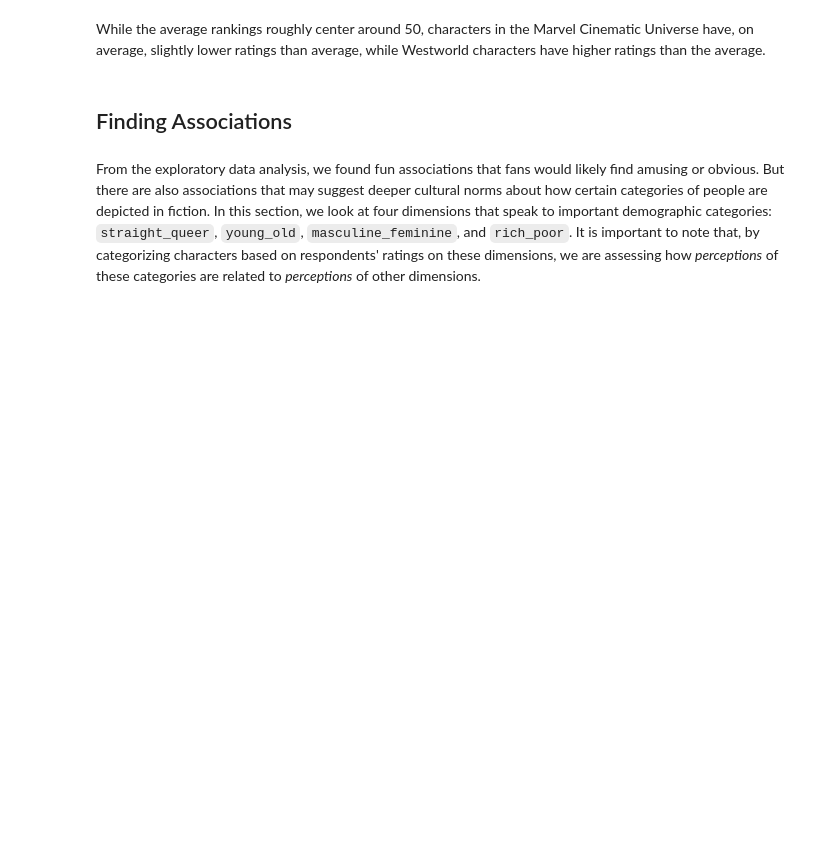
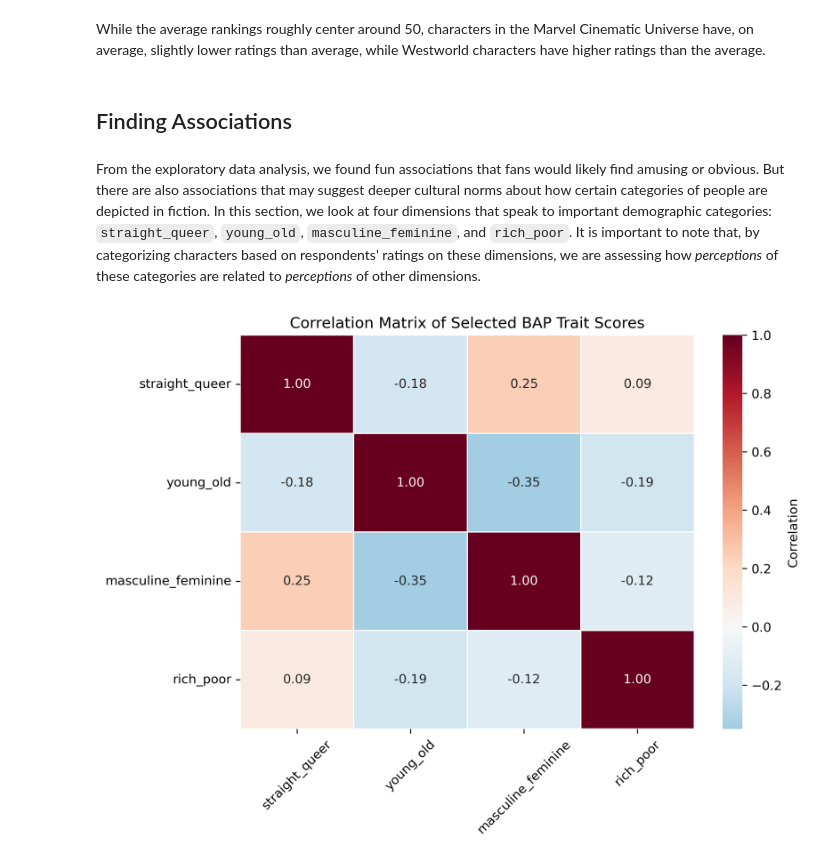
Before and after one commit to UCB-stat-159-f25/final-group03, a Jupyter notebook: main.ipynb, the cells around one changed output. Cells and saved outputs as stored; diff of their text form; code cells hidden in the pictures; blank space fills up the shorter version.

```diff
--- a/main.ipynb
+++ b/main.ipynb
@@ -270,3 +270,7 @@ While the average rankings roughly center around 50, characters in the Marvel Ci
 ## Finding Associations
 # %% [markdown]
 From the exploratory data analysis, we found fun associations that fans would likely find amusing or obvious. But there are also associations that may suggest deeper cultural norms about how certain categories of people are depicted in fiction. In this section, we look at four dimensions that speak to important demographic categories: `straight_queer`, `young_old`, `masculine_feminine`, and `rich_poor`. It is important to note that, by categorizing characters based on respondents' ratings on these dimensions, we are assessing how _perceptions_ of these categories are related to _perceptions_ of other dimensions.
+# %%
+Image(filename = "visualizations/selected_dim_correlation_map.png")
+# %% [output]
+[figure, added]
```
Also changed, not shown: parts of 21 cells of this notebook, 4 other files.
